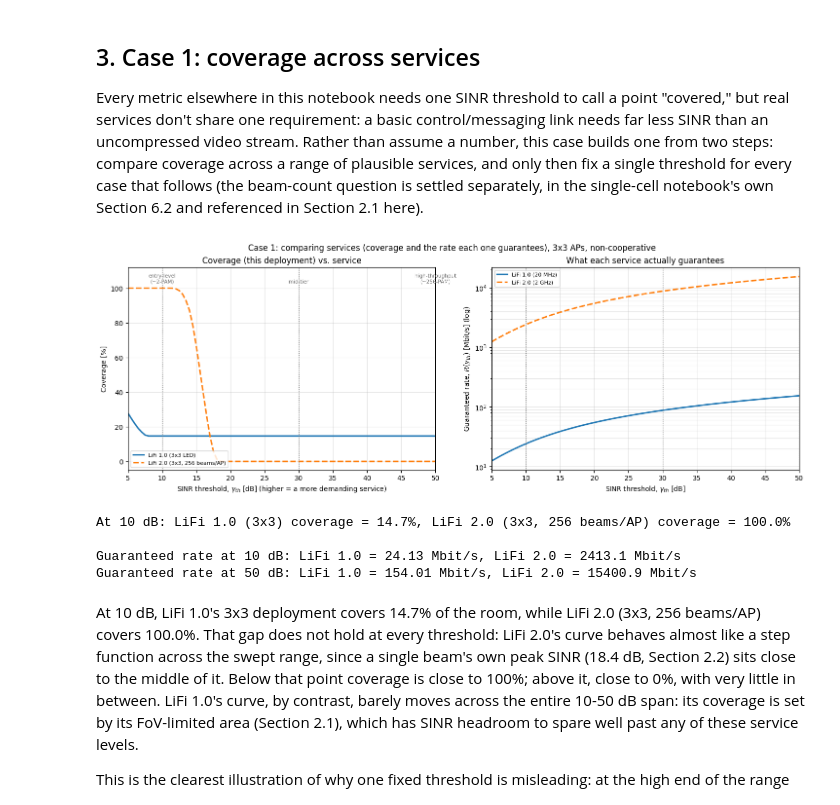
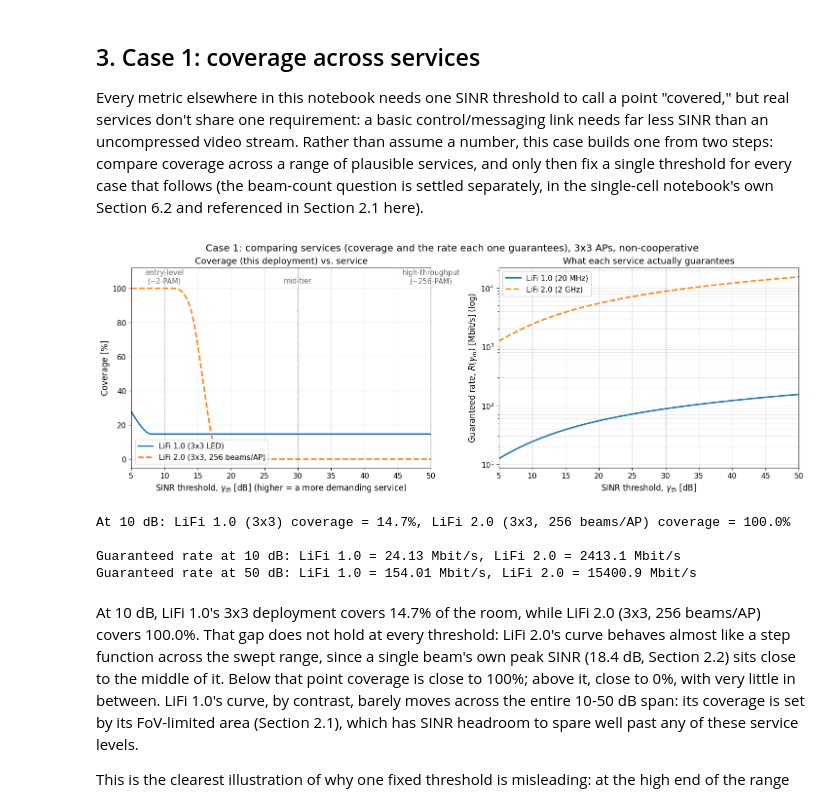
Before and after one commit to carolinalopezdelamadriz/lifi-comparative-analysis, a Jupyter notebook: multi_cell_analysis.ipynb, the cells around one changed output. Drawn from its saved outputs; the diff is of its cells as text; code cells hidden in the pictures.

```diff
--- a/multi_cell_analysis.ipynb
+++ b/multi_cell_analysis.ipynb
@@ -92,6 +92,7 @@ The cell below builds the AP lattice, the VCSEL beam grid inside each AP, and th
 # %%
 import numpy as np
 import matplotlib.pyplot as plt
+plt.rcParams.update({"font.size": 12, "axes.titlesize": 13, "axes.labelsize": 12, "xtick.labelsize": 11, "ytick.labelsize": 11, "legend.fontsize": 11})  # larger default fonts for print legibility
 import pandas as pd
 from matplotlib.patches import Patch
 
@@ -416,37 +417,37 @@ ax.plot(th_sweep_dB, cov_led_th, color="tab:blue", lw=2.2, label="LiFi 1.0 (3x3
 ax.plot(th_sweep_dB, cov_vcsel_th, color="tab:orange", lw=2.2, ls="--", label="LiFi 2.0 (3x3, 256 beams/AP)")
 for th, lb in service_marks:
     ax.axvline(th, color="gray", ls=":", lw=1.0)
-    ax.annotate(lb, (th, 103), ha="center", fontsize=7.5, color="dimgray")
+    ax.annotate(lb, (th, 103), ha="center", fontsize=10.5, color="dimgray")
 ax.set_xlabel(r"SINR threshold, $\gamma_{th}$ [dB] (higher = a more demanding service)")
 ax.set_ylabel("Coverage [%]")
 ax.set_ylim(-5, 112); ax.set_xlim(5, 50)
 ax.set_title("Coverage (this deployment) vs. service")
-ax.legend(fontsize=8, loc="lower left")
+ax.legend(fontsize=11, loc="lower left")
 ax.grid(alpha=.3)
 
 ax = axes[1]
 ax.plot(th_sweep_dB, rate_led_th, color="tab:blue", lw=2.2, label="LiFi 1.0 (20 MHz)")
 ax.plot(th_sweep_dB, rate_vcsel_th, color="tab:orange", lw=2.2, ls="--", label="LiFi 2.0 (2 GHz)")
 for th, lb in service_marks:
     ax.axvline(th, color="gray", ls=":", lw=1.0)
 ax.set_yscale("log")
 ax.set_xlabel(r"SINR threshold, $\gamma_{th}$ [dB]")
 ax.set_ylabel("Guaranteed rate, $R(\gamma_{th})$ [Mbit/s] (log)")
 ax.set_xlim(5, 50)
 ax.set_title("What each service actually guarantees")
-ax.legend(fontsize=8, loc="upper left")
+ax.legend(fontsize=11, loc="upper left")
 ax.grid(alpha=.3, which="both")
 
 fig.suptitle("Case 1: comparing services (coverage and the rate each one guarantees), 3x3 APs, non-cooperative")
 plt.show()
 
 th_10 = np.argmin(np.abs(th_sweep_dB - 10))
 print(f"At 10 dB: LiFi 1.0 (3x3) coverage = {cov_led_th[th_10]:.1f}%, "
       f"LiFi 2.0 (3x3, 256 beams/AP) coverage = {cov_vcsel_th[th_10]:.1f}%")
 print(f"\nGuaranteed rate at 10 dB: LiFi 1.0 = {rate_led_th[th_10]:.2f} Mbit/s, LiFi 2.0 = {rate_vcsel_th[th_10]:.1f} Mbit/s")
 print(f"Guaranteed rate at 50 dB: LiFi 1.0 = {rate_led_th[-1]:.2f} Mbit/s, LiFi 2.0 = {rate_vcsel_th[-1]:.1f} Mbit/s")
 # %% [output]
-[figure, old version]
+[figure, new version]
 At 10 dB: LiFi 1.0 (3x3) coverage = 14.7%, LiFi 2.0 (3x3, 256 beams/AP) coverage = 100.0%
 
 Guaranteed rate at 10 dB: LiFi 1.0 = 24.13 Mbit/s, LiFi 2.0 = 2413.1 Mbit/s
```
Also changed, not shown: parts of 9 cells of this notebook, 3 other files.
